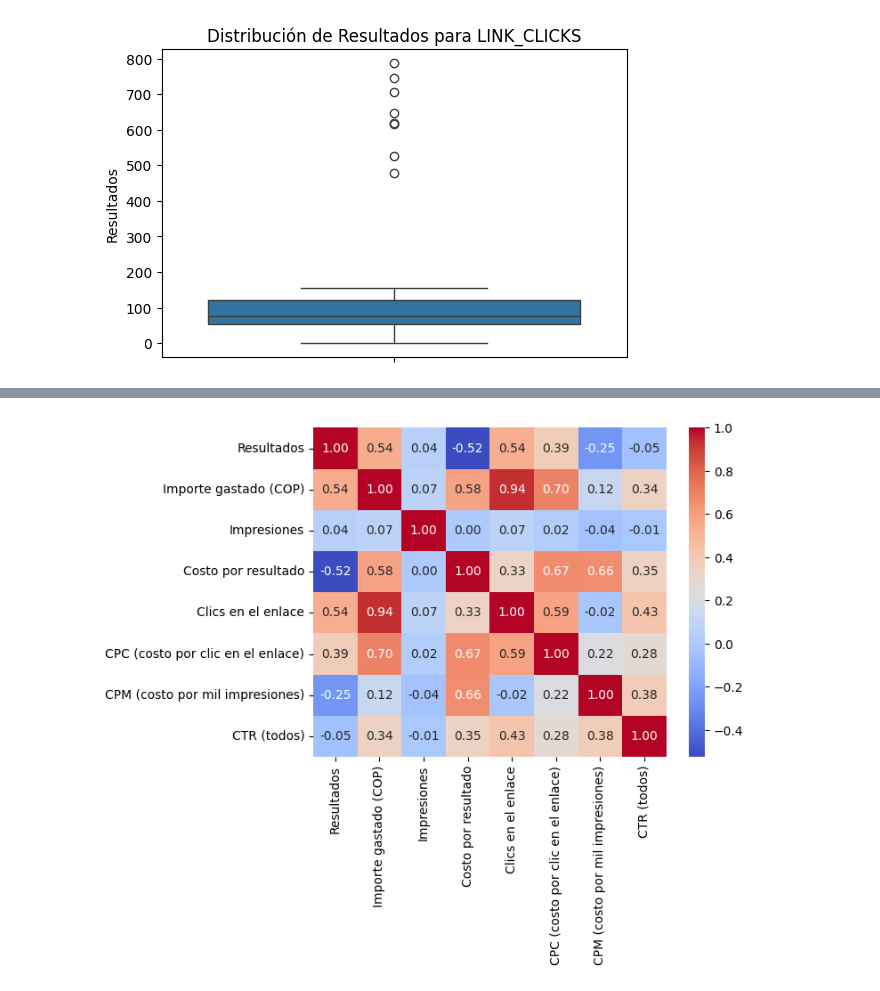
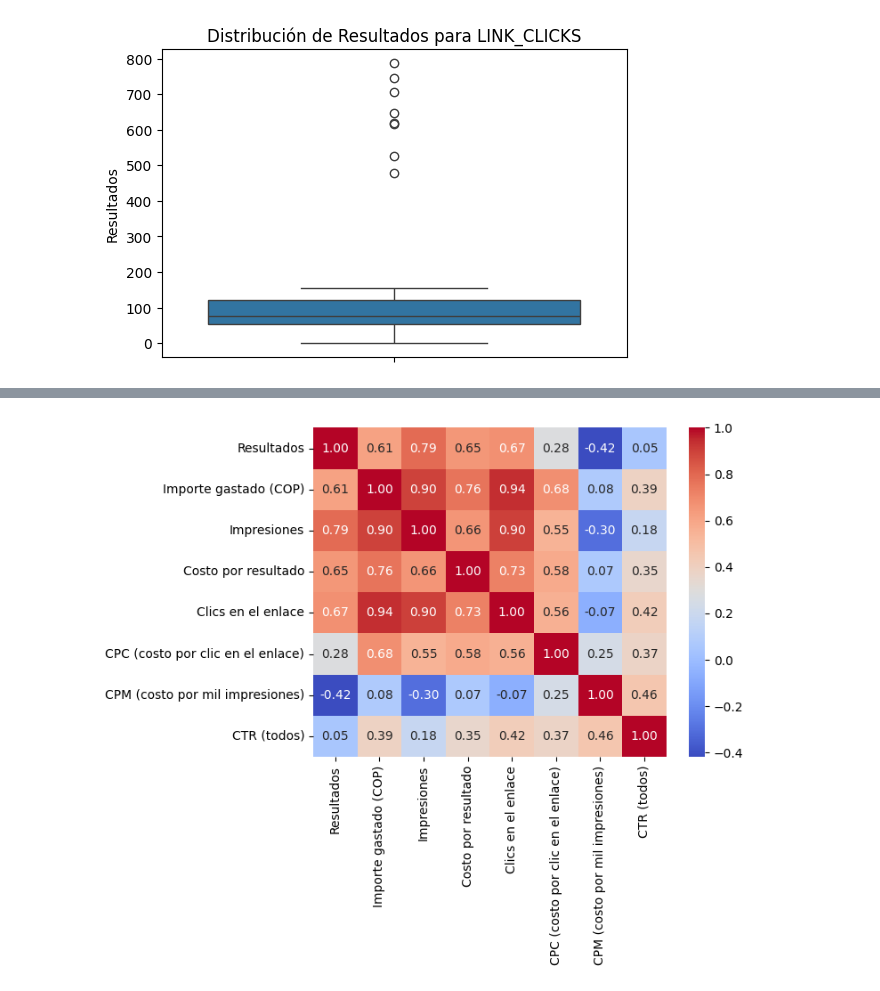
Before and after one commit to andresmaufer03/Proyecto-EDA, a Jupyter notebook: EDAXiudad.ipynb, the cells around one changed output, grey strips where cells are left out. Saved outputs shown, nothing was run; the diff lists cells and outputs as text; code cells hidden in the pictures.

```diff
--- a/EDAXiudad.ipynb
+++ b/EDAXiudad.ipynb
@@ -249,0 +259,3 @@ for obj in objetivos:
+# %%
+df_meta_filtrado=df_meta_subset.query("Objetivo not in ['OUTCOME_ENGAGEMENT', 'OUTCOME_SALES']").copy()
+df_meta_filtrado['Objetivo'].unique()
@@ -276,5 +288,5 @@ array(['2024-05-03 - 2024-05-31', '2024-06-01 - 2024-06-30',
 # %%
-df_meta_subset['Mes inicio']=df_meta_subset['Mes'].str.split('-').str[0]
-df_meta_subset['Mes inicio']=pd.to_datetime(df_meta_subset['Mes inicio'])
-df_meta_subset['Año']=df_meta_subset['Mes inicio'].dt.year
-df_meta_subset['Mes_num']=df_meta_subset['Mes inicio'].dt.month
+df_meta_filtrado['Mes inicio']=df_meta_filtrado['Mes'].str.split('-').str[0]
+df_meta_filtrado['Mes inicio']=pd.to_datetime(df_meta_filtrado['Mes inicio'])
+df_meta_filtrado['Año']=df_meta_filtrado['Mes inicio'].dt.year
+df_meta_filtrado['Mes_num']=df_meta_filtrado['Mes inicio'].dt.month
@@ -301 +293,3 @@ dtype: int64
+# %%
+df_meta_filtrado.drop(columns='Mes inicio',inplace=True)
 # %%
@@ -318,0 +318,14 @@ Name: count, dtype: int64
+# %%
+df_meta_filtrado['Tipo de resultado'] = np.where(
+    (df_meta_filtrado['Objetivo'] == 'LINK_CLICKS') & (df_meta_filtrado['Tipo de resultado'].isna()),
+    'Clics en el enlace',
+    np.where(
+        (df_meta_filtrado['Objetivo'] == 'OUTCOME_AWARENESS') & (df_meta_filtrado['Tipo de resultado'].isna()),
+        'Alcance',
+        np.where(
+            (df_meta_filtrado['Objetivo'] == 'OUTCOME_LEADS') & (df_meta_filtrado['Tipo de resultado'].isna()),
+            'Clientes potenciales de Meta',
+            df_meta_filtrado['Tipo de resultado']
+        )
+    )
+)
@@ -346,6 +383,6 @@ Index(['Nombre de la campaña', 'Identificador de la campaña',
 # %%
-heatmap_list=df_meta_subset[['Resultados','Importe gastado (COP)','Impresiones','Costo por resultado','Clics en el enlace','CPC (costo por clic en el enlace)','CPM (costo por mil impresiones)','CTR (todos)']]
+heatmap_list=df_meta_filtrado[['Resultados','Importe gastado (COP)','Impresiones','Costo por resultado','Clics en el enlace','CPC (costo por clic en el enlace)','CPM (costo por mil impresiones)','CTR (todos)']]
 sns.heatmap(heatmap_list.corr(method='spearman'),annot=True, cmap="coolwarm", fmt=".2f")
 plt.show()
 # %% [output]
-[figure, old version]
+[figure, new version]
```
Also changed, not shown: parts of 19 cells of this notebook.
